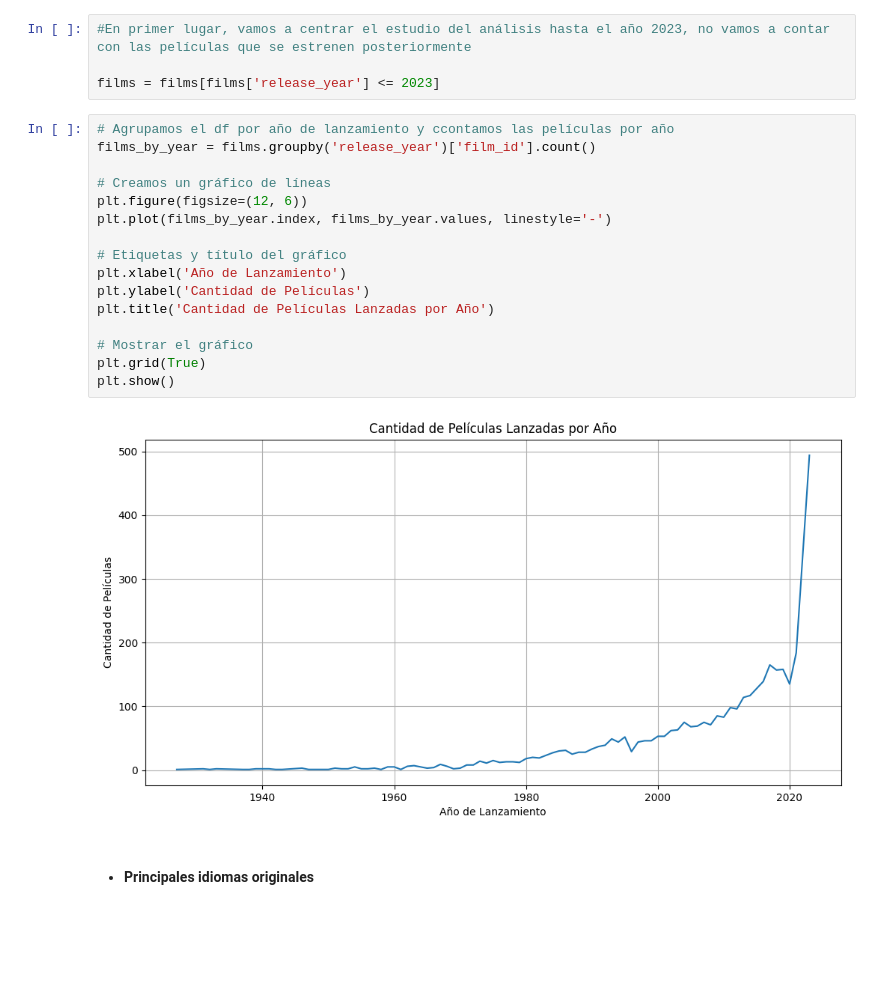
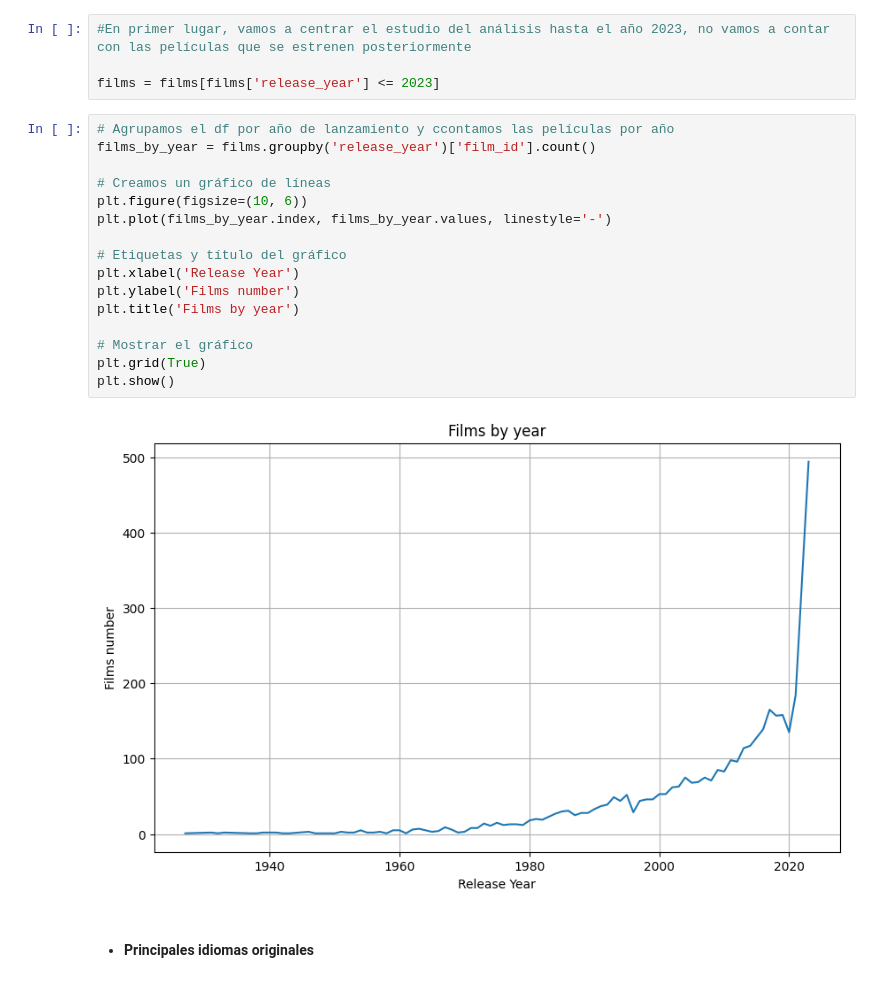
Before and after one commit to Jimme7/EDA-Films, a Jupyter notebook: src/Notebooks/Analysis_and_Visualizations.ipynb, the cells around one changed output. Drawn from its saved outputs; the diff is of its cells as text; blank space fills up the shorter version.

Commit message:
Finish film analysis

```diff
--- a/src/Notebooks/Analysis_and_Visualizations.ipynb
+++ b/src/Notebooks/Analysis_and_Visualizations.ipynb
@@ -38,21 +38,21 @@ films = films[films['release_year'] <= 2023]
 # %%
 # Agrupamos el df por año de lanzamiento y ccontamos las películas por año
 films_by_year = films.groupby('release_year')['film_id'].count()
 
 # Creamos un gráfico de líneas
-plt.figure(figsize=(12, 6))
+plt.figure(figsize=(10, 6))
 plt.plot(films_by_year.index, films_by_year.values, linestyle='-')
 
 # Etiquetas y título del gráfico
-plt.xlabel('Año de Lanzamiento')
-plt.ylabel('Cantidad de Películas')
-plt.title('Cantidad de Películas Lanzadas por Año')
+plt.xlabel('Release Year')
+plt.ylabel('Films number')
+plt.title('Films by year')
 
 # Mostrar el gráfico
 plt.grid(True)
 plt.show()
 # %% [output]
-[figure, old version]
+[figure, new version]
 # %% [markdown]
 - #### Principales idiomas originales
 # %%
```
Also changed, not shown: parts of 8 cells of this notebook.
